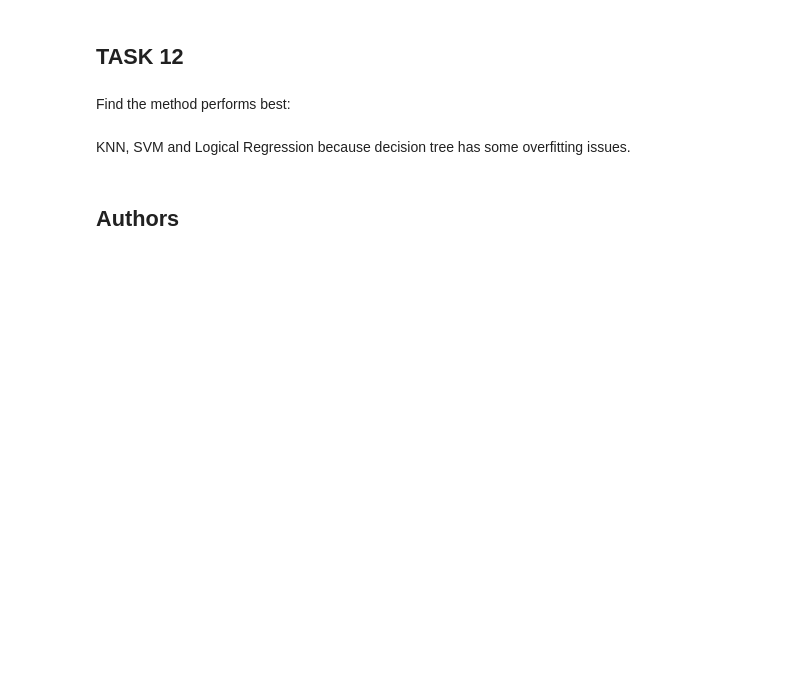
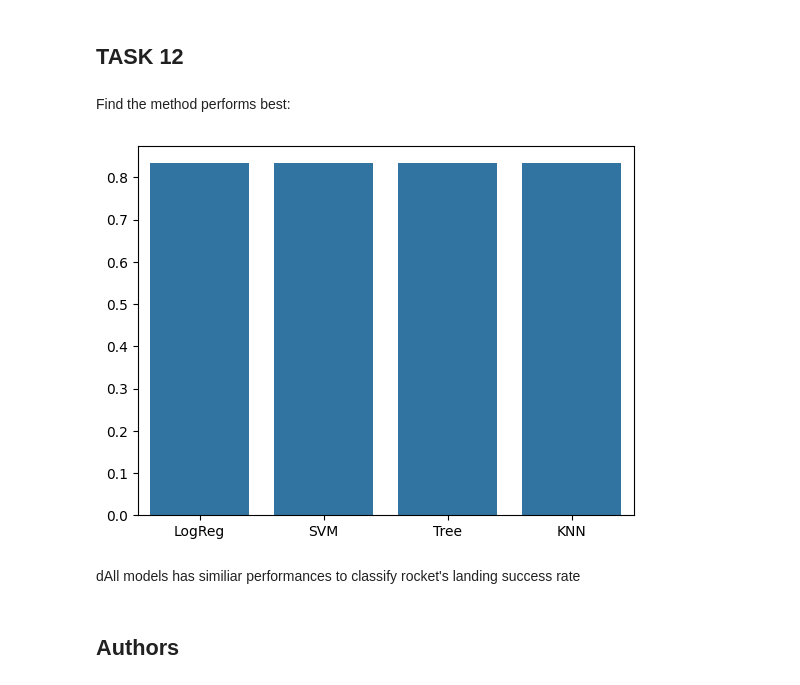
Before and after one commit to samshekwong-hub/IBM-Data-Science-Professional-Certificate-Course-10, a Jupyter notebook: module10/module4/SpaceX-Machine-Learning-Prediction-Part-5-v1.ipynb, the cells around one changed output. Saved outputs shown, nothing was run; the diff lists cells and outputs as text; code cells hidden in the pictures; blank space fills up the shorter version.

```diff
--- a/module10/module4/SpaceX-Machine-Learning-Prediction-Part-5-v1.ipynb
+++ b/module10/module4/SpaceX-Machine-Learning-Prediction-Part-5-v1.ipynb
@@ -338,8 +338,18 @@ plot_confusion_matrix(Y_test,yhat)
 ## TASK  12
 # %% [markdown]
 Find the method performs best:
-# %% [markdown]
-KNN, SVM and Logical Regression because decision tree has some overfitting issues.
+# %%
+import seaborn as sns
+
+# Create a dictionary to store
+dict_accus = {'LogReg': logreg_cv_test_accu, 'SVM': svm_test_accu, 'Tree': tree_test_accu, 'KNN': knn_test_accu}
+
+# Create a bar chart for checking accuracy
+sns.barplot(dict_accus)
+# %% [output]
+[figure, added]
+# %% [markdown]
+dAll models has similiar performances to classify rocket's landing success rate
 # %% [markdown]
 ## Authors
 # %% [markdown]
```
Also changed, not shown: parts of 1 cell of this notebook, 6 other files.
